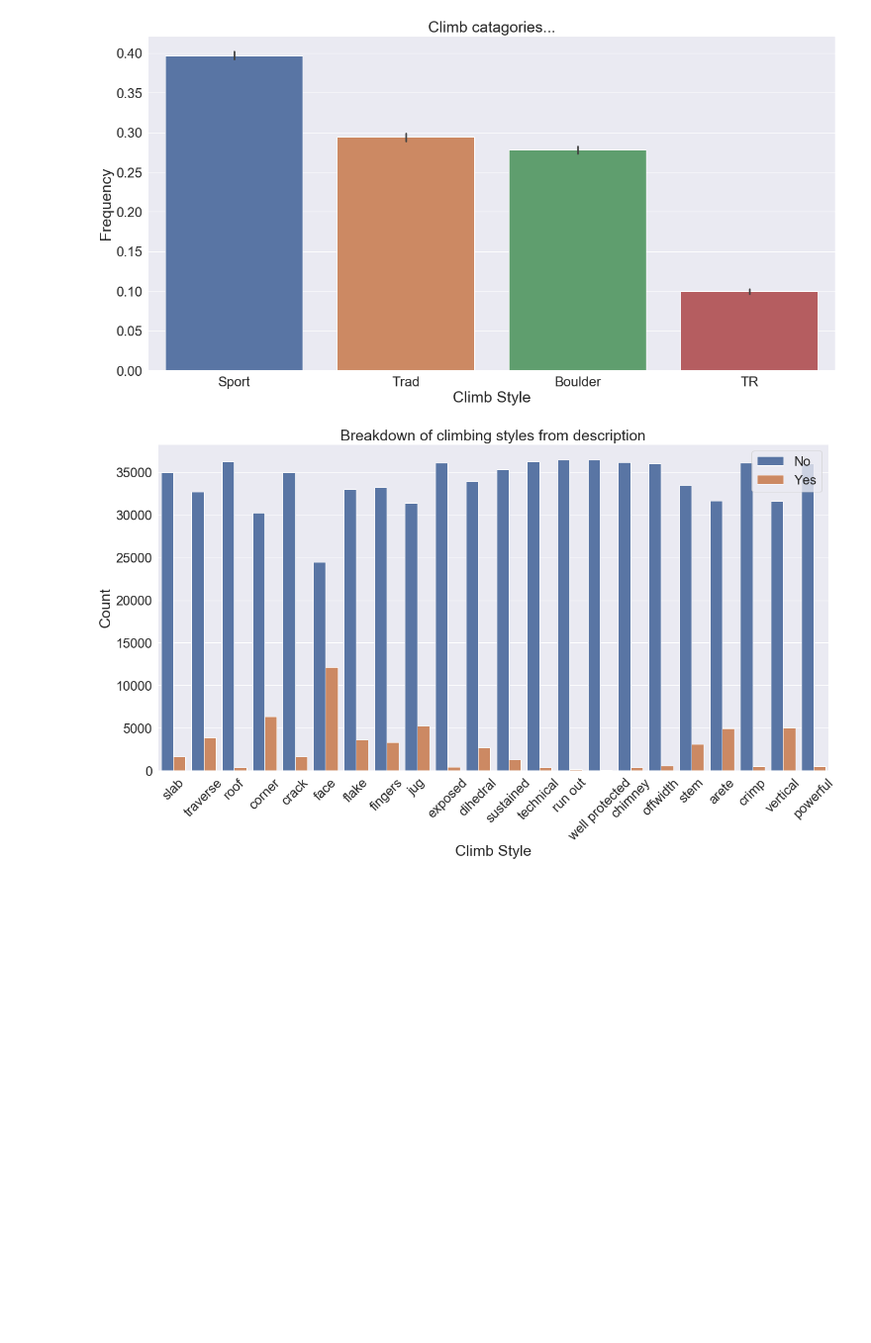
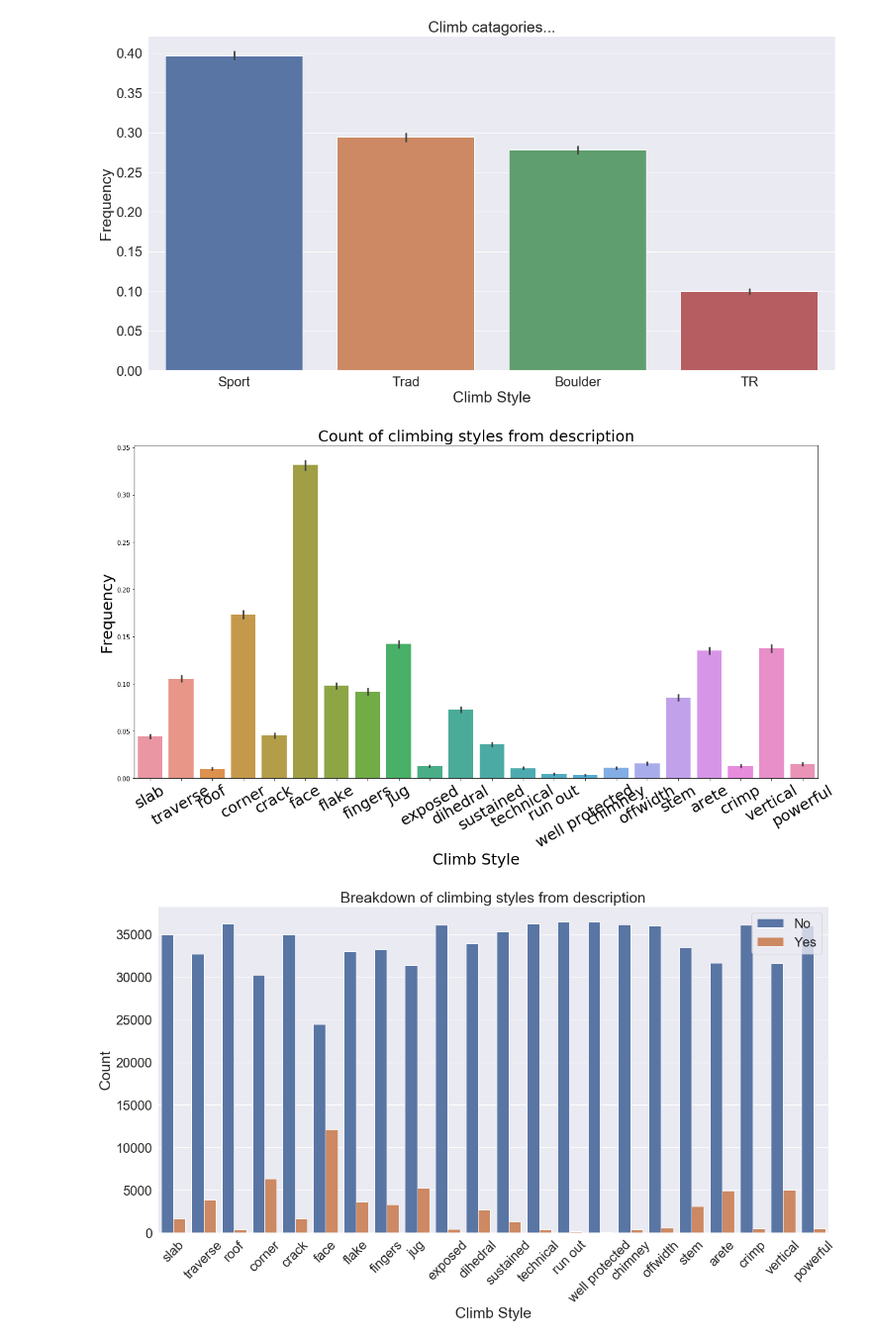
Before and after one commit to gseemann/climb_recommender, a Jupyter notebook: EDA.ipynb, the cells around one changed output. Shown at 99% size. Cells and saved outputs as stored; diff of their text form; code cells hidden in the pictures; blank space fills up the shorter version.

Commit message:
updated EDA graph

```diff
--- a/EDA.ipynb
+++ b/EDA.ipynb
@@ -1125,6 +1130,22 @@ plt.ylabel('Frequency',fontsize = 25)
 plt.savefig('climb_type')
 # %% [output]
 [figure]
+# %%
+# df_graph = pd.melt(df_eda.loc[:,['Sport', 'Trad', 'Boulder', 'TR']])
+df_graph = df_eda.loc[:,['slab', 'traverse', 'roof', 'corner', 'crack',
+       'face', 'flake', 'fingers', 'jug', 'exposed', 'dihedral',
+       'sustained', 'technical', 'run out', 'well protected', 'chimney',
+       'offwidth', 'stem', 'arete', 'crimp', 'vertical', 'powerful']]
+# %%
+plt.figure(figsize=(20,10))
+ax=sns.barplot(data=df_graph)
+plt.title('Count of climbing styles from description',fontsize = 25)
+plt.xlabel('Climb Style', fontsize = 25)
+plt.ylabel('Frequency',fontsize = 25)
+ax.set_xticklabels(ax.get_xticklabels(),rotation=30,fontsize = 25)
+plt.savefig('climb_style_type')
+# %% [output]
+[figure, added]
 # %%
 df_graph = pd.melt(df_eda.loc[:,['slab', 'traverse', 'roof', 'corner', 'crack',
        'face', 'flake', 'fingers', 'jug', 'exposed', 'dihedral',
```
Also changed, not shown: parts of 10 cells of this notebook, 4 other files.
